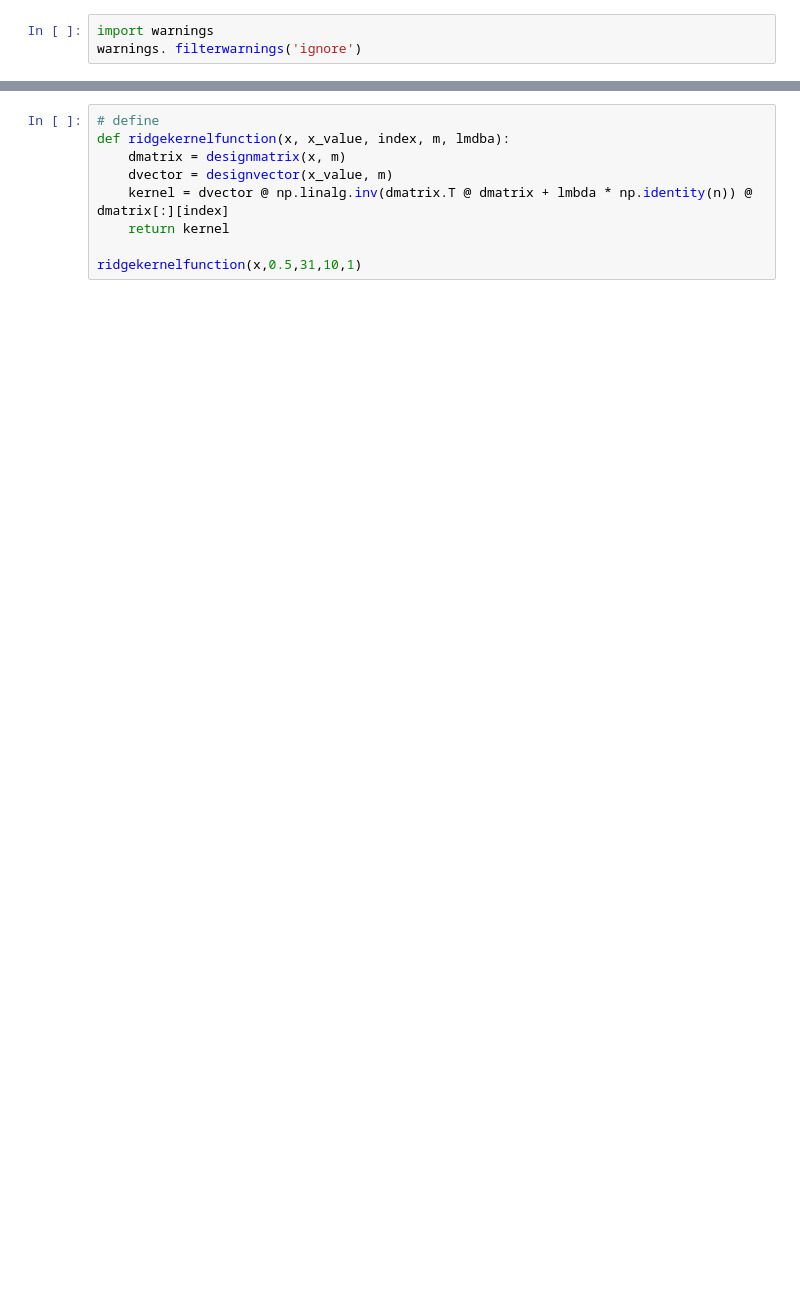
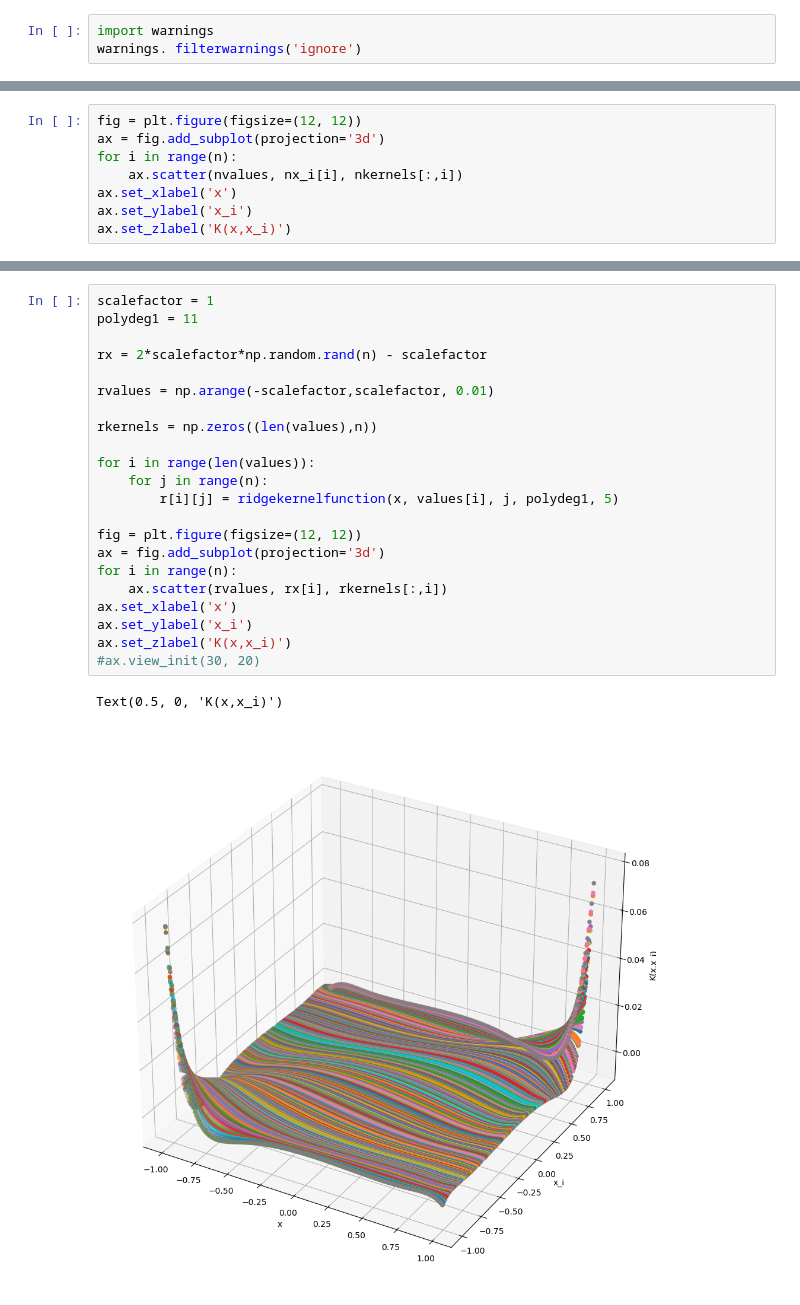
Before and after one commit to asaha1203/cx-4803, a Jupyter notebook: hw_3/hw_3_q3.ipynb, the cells around one changed output, grey strips where cells are left out. Saved outputs shown, nothing was run; the diff lists cells and outputs as text; blank space fills up the shorter version.

```diff
--- a/hw_3/hw_3_q3.ipynb
+++ b/hw_3/hw_3_q3.ipynb
@@ -88,0 +108,8 @@ Let's make some graphs with different polynomial degrees!
+# %%
+fig = plt.figure(figsize=(12, 12))
+ax = fig.add_subplot(projection='3d')
+for i in range(n):
+    ax.scatter(nvalues, nx_i[i], nkernels[:,i])
+ax.set_xlabel('x')
+ax.set_ylabel('x_i')
+ax.set_zlabel('K(x,x_i)')
@@ -111,10 +129,26 @@ ax.set_zlabel('K(x,x_i)')
 # %%
-# define
-def ridgekernelfunction(x, x_value, index, m, lmdba):
-    dmatrix = designmatrix(x, m)
-    dvector = designvector(x_value, m)
-    kernel = dvector @ np.linalg.inv(dmatrix.T @ dmatrix + lmbda * np.identity(n)) @ dmatrix[:][index]
-    return kernel
+scalefactor = 1
+polydeg1 = 11
 
-ridgekernelfunction(x,0.5,31,10,1)
+rx = 2*scalefactor*np.random.rand(n) - scalefactor
+
+rvalues = np.arange(-scalefactor,scalefactor, 0.01)
+
+rkernels = np.zeros((len(values),n))
+
+for i in range(len(values)):
+    for j in range(n):
+        r[i][j] = ridgekernelfunction(x, values[i], j, polydeg1, 5)
+
+fig = plt.figure(figsize=(12, 12))
+ax = fig.add_subplot(projection='3d')
+for i in range(n):
+    ax.scatter(rvalues, rx[i], rkernels[:,i])
+ax.set_xlabel('x')
+ax.set_ylabel('x_i')
+ax.set_zlabel('K(x,x_i)')
+#ax.view_init(30, 20)
+# %% [output]
+Text(0.5, 0, 'K(x,x_i)')
+[figure, added]
 # %%
```
Also changed, not shown: parts of 15 cells of this notebook, 1 other file.
